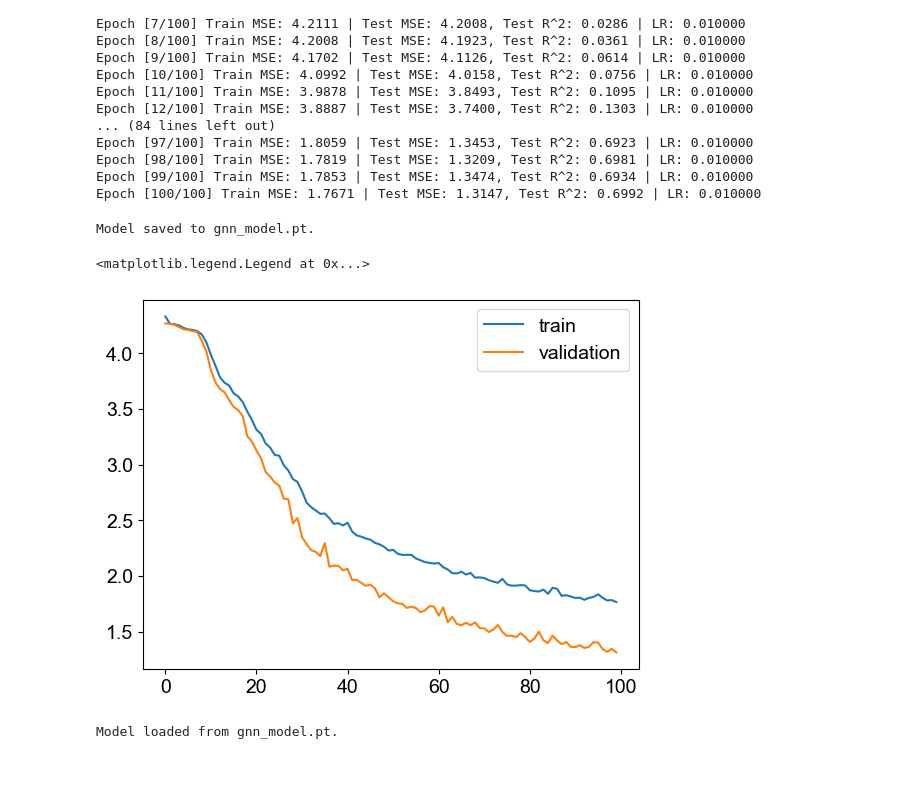
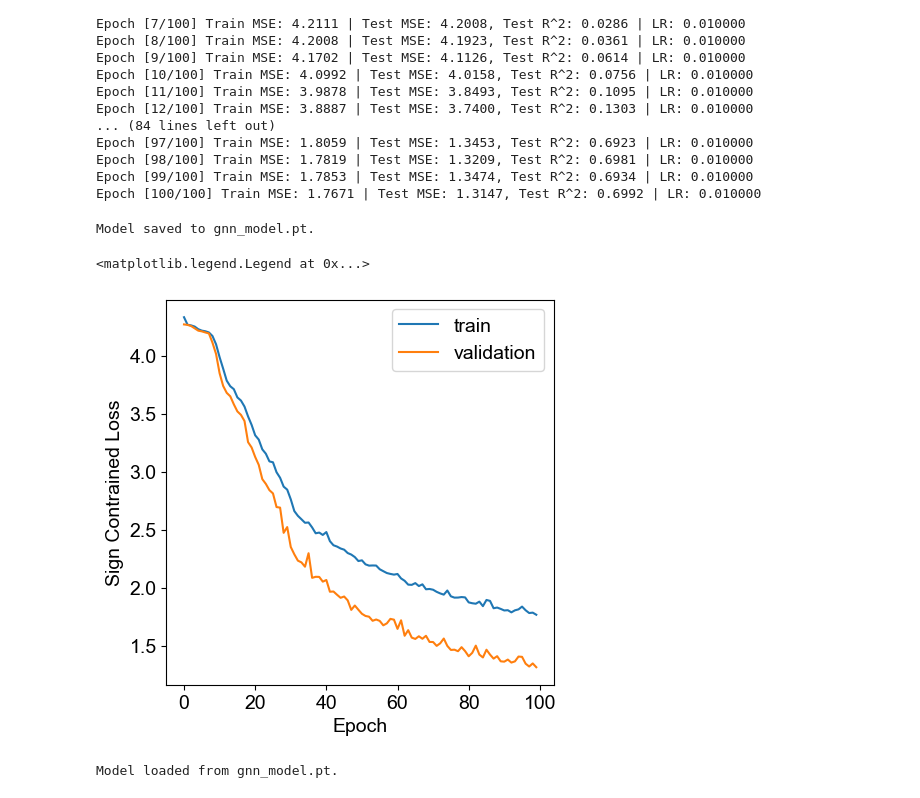
Before and after one commit to yihan-liu/MAG-OCN, a Jupyter notebook: magnetic_moment.ipynb, the cells around one changed output. Cells and saved outputs as stored; diff of their text form; code cells hidden in the pictures; blank space fills up the shorter version.

```diff
--- a/magnetic_moment.ipynb
+++ b/magnetic_moment.ipynb
@@ -308,18 +308,27 @@ Epoch [97/100] Train MSE: 1.8059 | Test MSE: 1.3453, Test R^2: 0.6923 | LR: 0.01
 Epoch [98/100] Train MSE: 1.7819 | Test MSE: 1.3209, Test R^2: 0.6981 | LR: 0.010000
 Epoch [99/100] Train MSE: 1.7853 | Test MSE: 1.3474, Test R^2: 0.6934 | LR: 0.010000
 Epoch [100/100] Train MSE: 1.7671 | Test MSE: 1.3147, Test R^2: 0.6992 | LR: 0.010000
-# %%
-model.save_model()
-# %% [output]
-Model saved to gnn_model.pt.
+# %%
+model.save_model()
+np.save('train_losses.npy', avg_train_losses)
+np.save('validation_losses.npy', avg_test_losses)
+# %% [output]
+Model saved to gnn_model.pt.
 # %%
+np.load('train_losses.npy')
+np.load('test_losses.npy')
+
+plt.figure(figsize=(5, 5))
+
 plt.plot(avg_train_losses, label='train')
 plt.plot(avg_test_losses, label='validation')
 
+plt.xlabel('Epoch')
+plt.ylabel('Sign Contrained Loss')
 plt.legend()
 # %% [output]
 <matplotlib.legend.Legend at 0x...>
-[figure, old version]
+[figure, new version]
 # %%
 model = GNNModel.load_model('gnn_model.pt',
                              in_channels=6,
```
Also changed, not shown: parts of 1 cell of this notebook, 1 other file.
